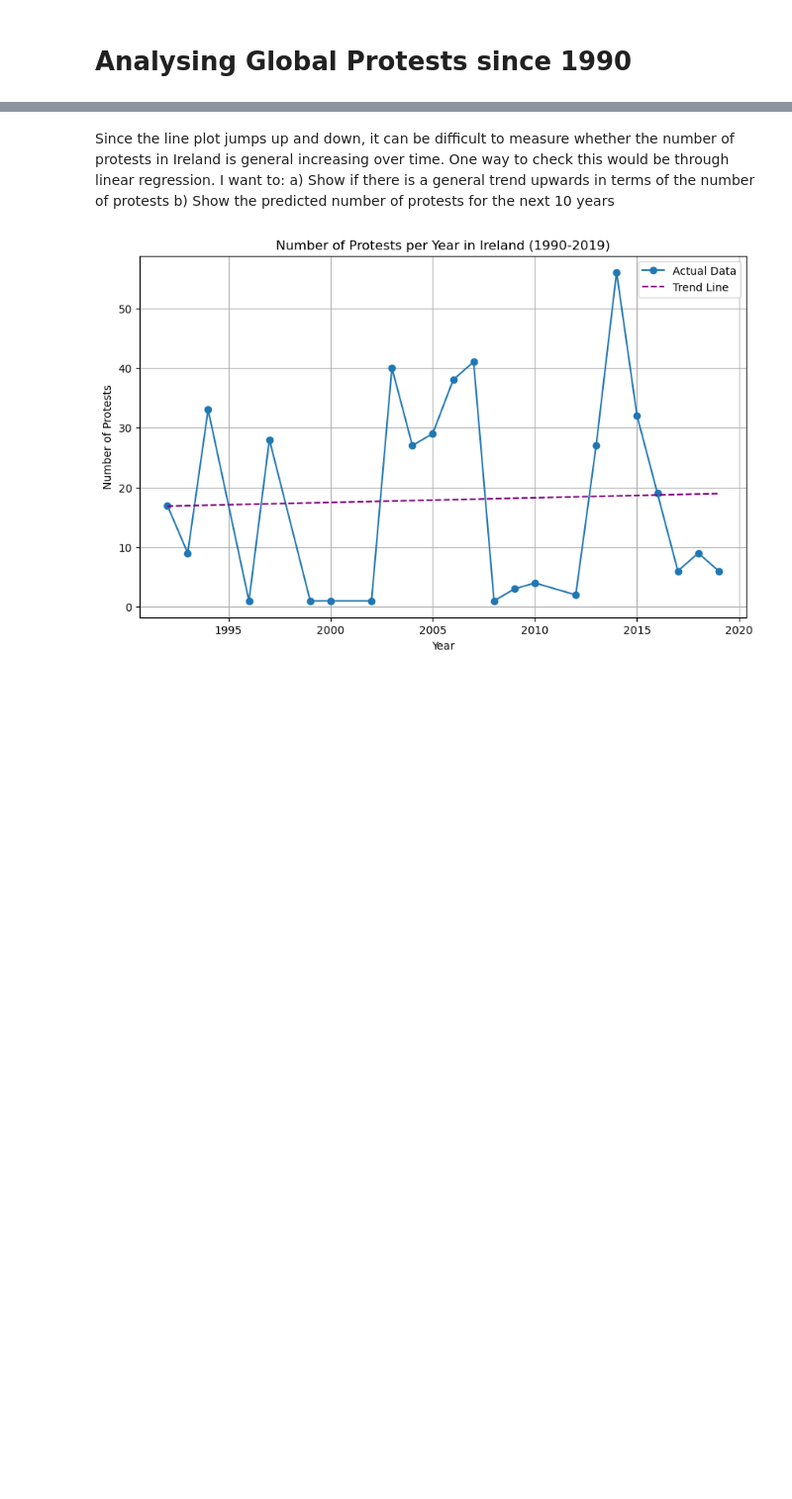
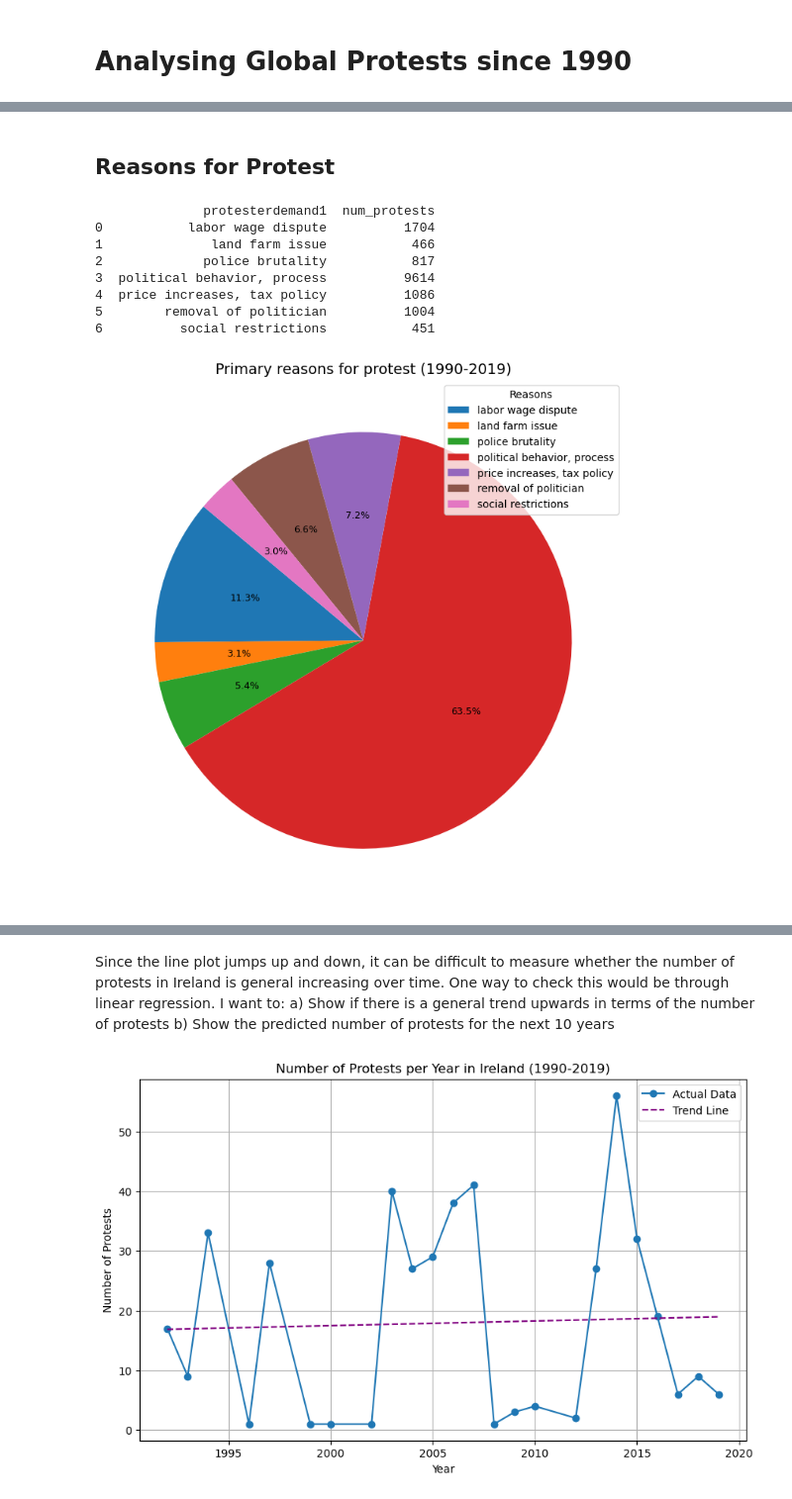
Before and after one commit to MylesHenehan/pfda, a Jupyter notebook: project/project.ipynb, the cells around one changed output, grey strips where cells are left out. Shown at 99% size. Saved outputs shown, nothing was run; the diff lists cells and outputs as text; code cells hidden in the pictures; blank space fills up the shorter version.

```diff
--- a/project/project.ipynb
+++ b/project/project.ipynb
@@ -280,0 +100,30 @@ Next:
+# %% [markdown]
+## Reasons for Protest
+# %%
+reasongrouped = massmob_df.groupby('protesterdemand1')
+protests_by_reason = reasongrouped.size().reset_index(name='num_protests')
+print(protests_by_reason)
+
+# Plot pie chart
+plt.figure(figsize=(15, 9))
+wedges, texts, autotexts = plt.pie(
+    protests_by_reason['num_protests'],
+    autopct='%1.1f%%',  # Display percentage with 1 decimal place
+     startangle=140,
+    textprops={'fontsize': 9}  # Adjust font size of labels and percentages
+)
+plt.title('Primary reasons for protest (1990-2019)', fontsize=14)  # Adjust title font size
+
+# Add legend
+plt.legend(wedges, protests_by_reason['protesterdemand1'], title="Reasons", fontsize=10)  # Adjust legend font size
+plt.show()
+# %% [output]
+              protesterdemand1  num_protests
+0           labor wage dispute          1704
+1              land farm issue           466
+2             police brutality           817
+3  political behavior, process          9614
+4  price increases, tax policy          1086
+5        removal of politician          1004
+6          social restrictions           451
+[figure, added]
```
Also changed, not shown: parts of 38 cells of this notebook, 2 other files.
